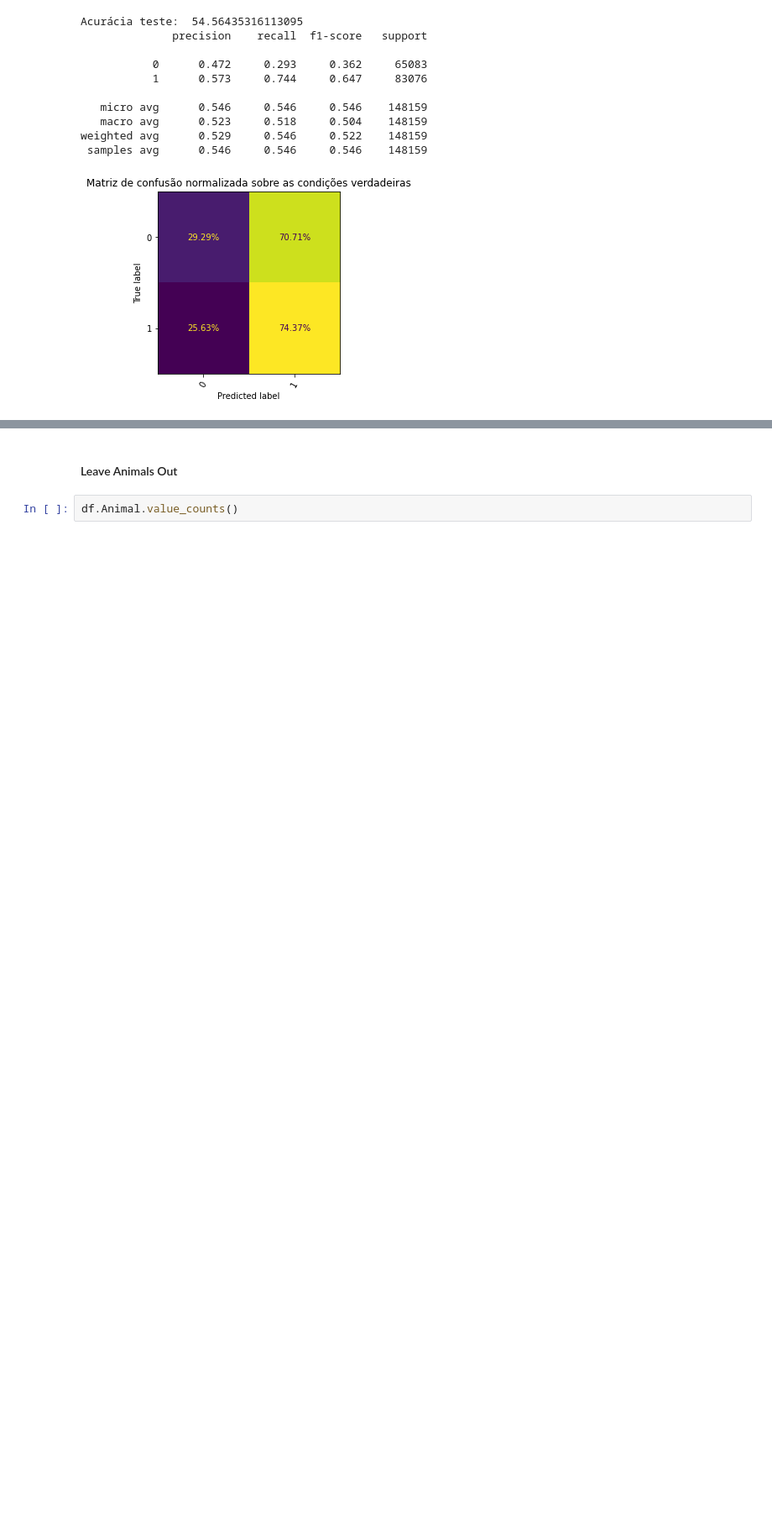
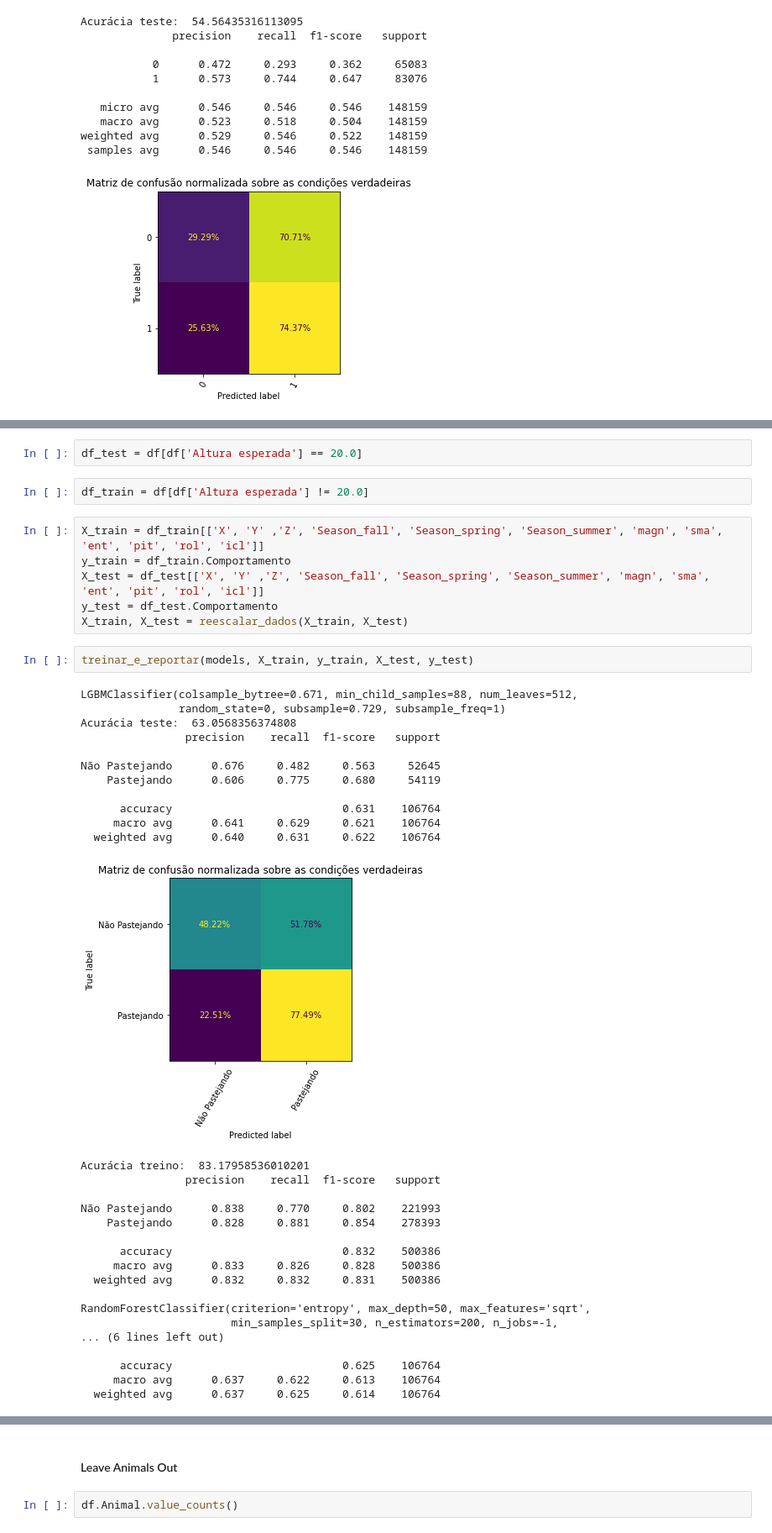
Before and after one commit to egmaziero/ZooWithAI, a Jupyter notebook: Lazaro - Leave One Group Out-PNP.ipynb, the cells around one changed output, grey strips where cells are left out. Shown: that part at 84% size. Drawn from its saved outputs; the diff is of its cells as text; blank space fills up the shorter version.

```diff
--- a/Lazaro - Leave One Group Out-PNP.ipynb
+++ b/Lazaro - Leave One Group Out-PNP.ipynb
@@ -523,0 +659,42 @@ weighted avg      0.529     0.546     0.522    148159
+# %%
+df_test = df[df['Altura esperada'] == 20.0]
+# %%
+df_train = df[df['Altura esperada'] != 20.0]
+# %%
+X_train = df_train[['X', 'Y' ,'Z', 'Season_fall', 'Season_spring', 'Season_summer', 'magn', 'sma', 'ent', 'pit', 'rol', 'icl']]
+y_train = df_train.Comportamento
+X_test = df_test[['X', 'Y' ,'Z', 'Season_fall', 'Season_spring', 'Season_summer', 'magn', 'sma', 'ent', 'pit', 'rol', 'icl']]
+y_test = df_test.Comportamento
+X_train, X_test = reescalar_dados(X_train, X_test)
+# %%
+treinar_e_reportar(models, X_train, y_train, X_test, y_test)
+# %% [output]
+LGBMClassifier(colsample_bytree=0.671, min_child_samples=88, num_leaves=512,
+               random_state=0, subsample=0.729, subsample_freq=1)
+Acurácia teste:  63.0568356374808
+                precision    recall  f1-score   support
+
+Não Pastejando      0.676     0.482     0.563     52645
+    Pastejando      0.606     0.775     0.680     54119
+
+      accuracy                          0.631    106764
+     macro avg      0.641     0.629     0.621    106764
+  weighted avg      0.640     0.631     0.622    106764
+[figure, added]
+Acurácia treino:  83.17958536010201
+                precision    recall  f1-score   support
+
+Não Pastejando      0.838     0.770     0.802    221993
+    Pastejando      0.828     0.881     0.854    278393
+
+      accuracy                          0.832    500386
+     macro avg      0.833     0.826     0.828    500386
+  weighted avg      0.832     0.832     0.831    500386
+
+RandomForestClassifier(criterion='entropy', max_depth=50, max_features='sqrt',
+                       min_samples_split=30, n_estimators=200, n_jobs=-1,
+... (6 lines left out)
+
+      accuracy                          0.625    106764
+     macro avg      0.637     0.622     0.613    106764
+  weighted avg      0.637     0.625     0.614    106764
```
Also changed, not shown: parts of 28 cells of this notebook, 6 other files.
